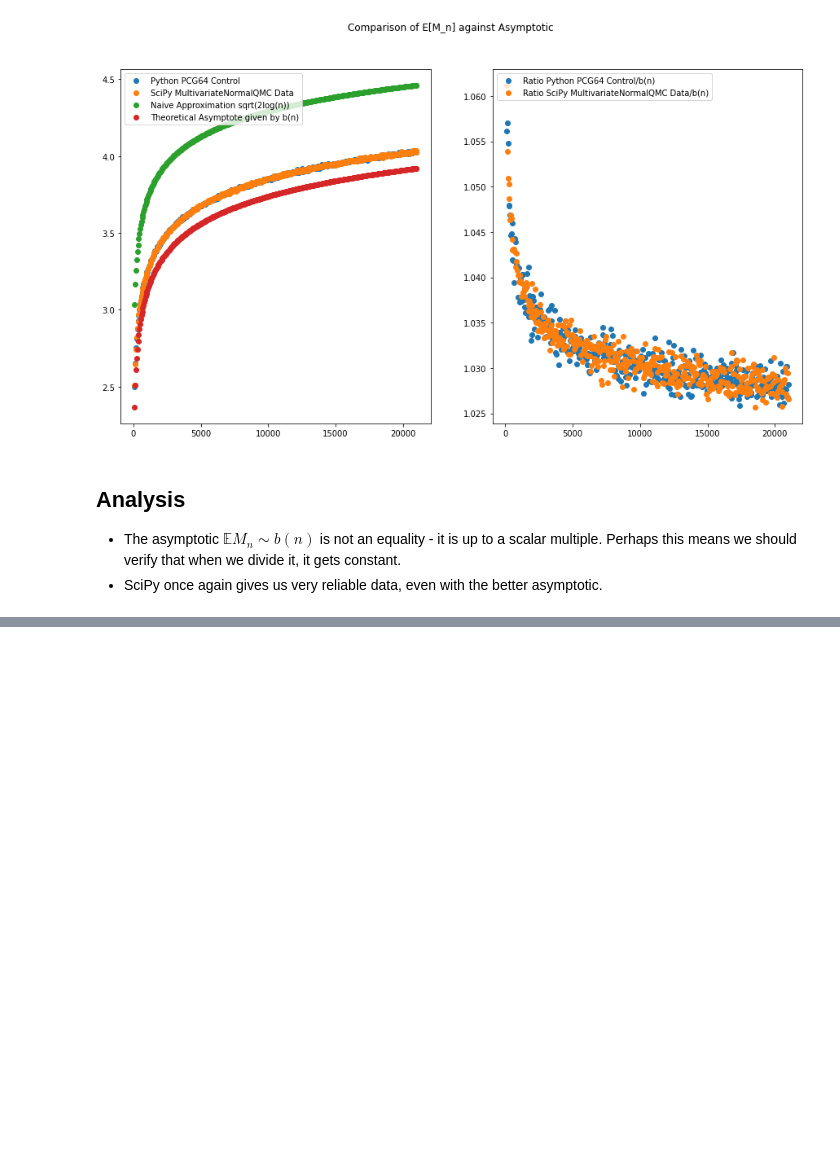
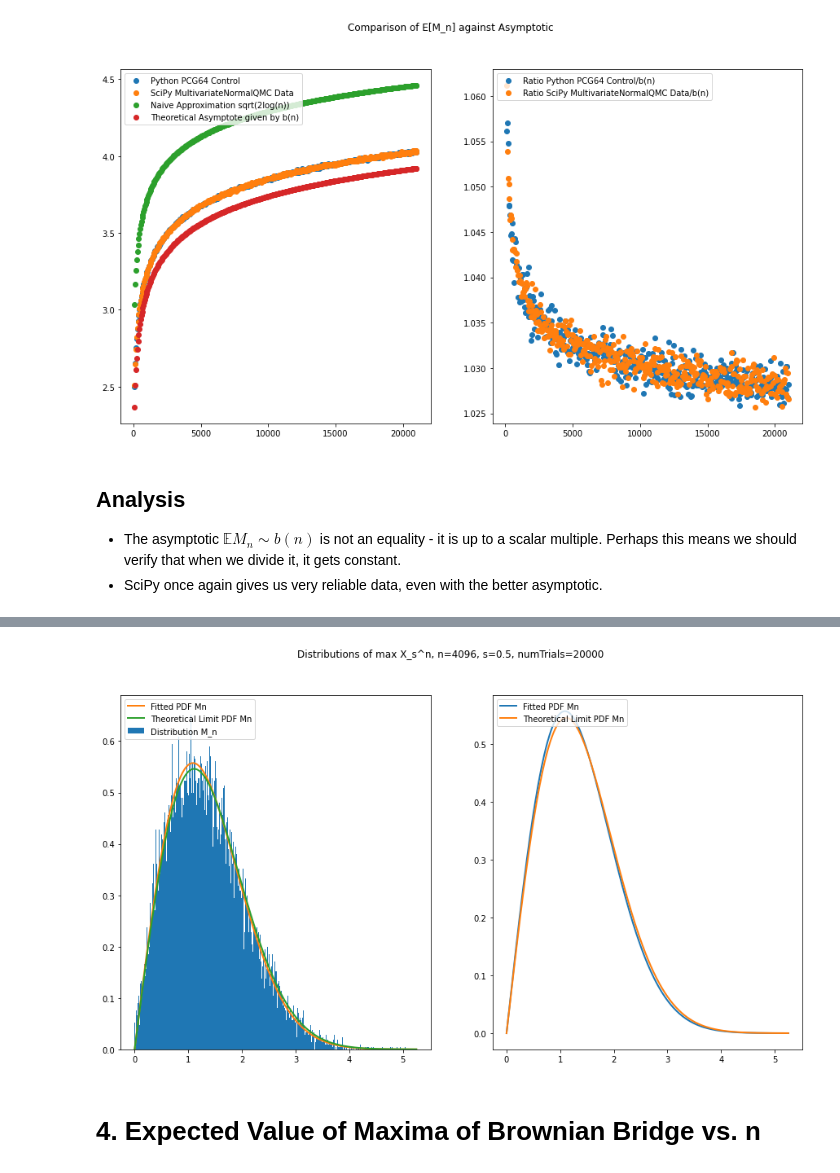
Before and after one commit to connormarrs/FGF-manifold-simulator, a Jupyter notebook: model_validation.ipynb, the cells around one changed output, grey strips where cells are left out. Drawn from its saved outputs; the diff is of its cells as text; code cells hidden in the pictures; blank space fills up the shorter version.

Commit message:
Verified Brownian Bridge convergence results.

```diff
--- a/comparison-prng.ipynb
+++ b/model_validation.ipynb
@@ -318,0 +310,39 @@ empirical_mean_BB=np.array(data['expvals'])
+# %%
+# Distribution of Maximum
+File = r'~/FGF-manifold-simulator/data/maxima_distributions_s_0.5_n_4096_numTrials_20000.csv'
+colnames = ['samples']
+data = pd.read_csv(File, names=colnames)
+
+distribution_max_BB=np.array(data['samples'])
+# %%
+fig, (ax1, ax2) = plt.subplots(1, 2, figsize=(15, 8))
+plt.suptitle("Distributions of max X_s^n, n=4096, s=0.5, numTrials=20000")
+
+# Plot the data in a histogram
+(counts, bins) = np.histogram(distribution_max_BB, bins=500)
+ax1.hist(bins[:-1], bins, weights=counts, density=True, label="Distribution M_n")
+
+# Plot the fitted PDF
+sigma=np.mean(distribution_max_BB)*np.sqrt(2)/np.sqrt(np.pi)
+ax1.plot(bins, bins/(sigma**2)*np.exp(-(bins**2)/(2*sigma**2)),
+         linewidth=2, label="Fitted PDF Mn")
+
+# Plot the predicted PDF according to theory
+theoretical_sigma=np.pi/(2*np.sqrt(2))
+ax1.plot(bins, bins/(theoretical_sigma**2)*np.exp(-(bins**2)/(2*theoretical_sigma**2)),
+         linewidth=2, label="Theoretical Limit PDF Mn")
+
+# Plot the PDF's on a separate set of axes for clarity
+ax2.plot(bins, bins/(sigma**2)*np.exp(-(bins**2)/(2*sigma**2)),
+         linewidth=2, label="Fitted PDF Mn")
+ax2.plot(bins, bins/(theoretical_sigma**2)*np.exp(-(bins**2)/(2*theoretical_sigma**2)),
+         linewidth=2, label="Theoretical Limit PDF Mn")
+
+ax1.legend(loc="upper left")
+ax2.legend(loc="upper left")
+
+plt.show()
+# %% [output]
+[figure, added]
+# %% [markdown]
+# 4. Expected Value of Maxima of Brownian Bridge vs. n
```
Also changed, not shown: parts of 7 cells of this notebook, 4 other files.
